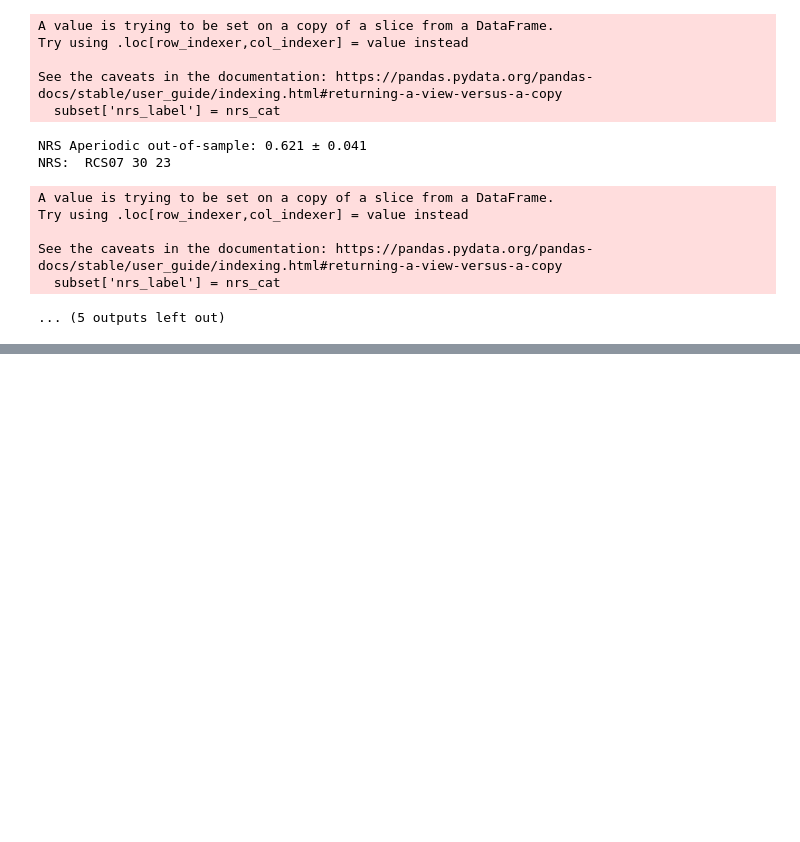
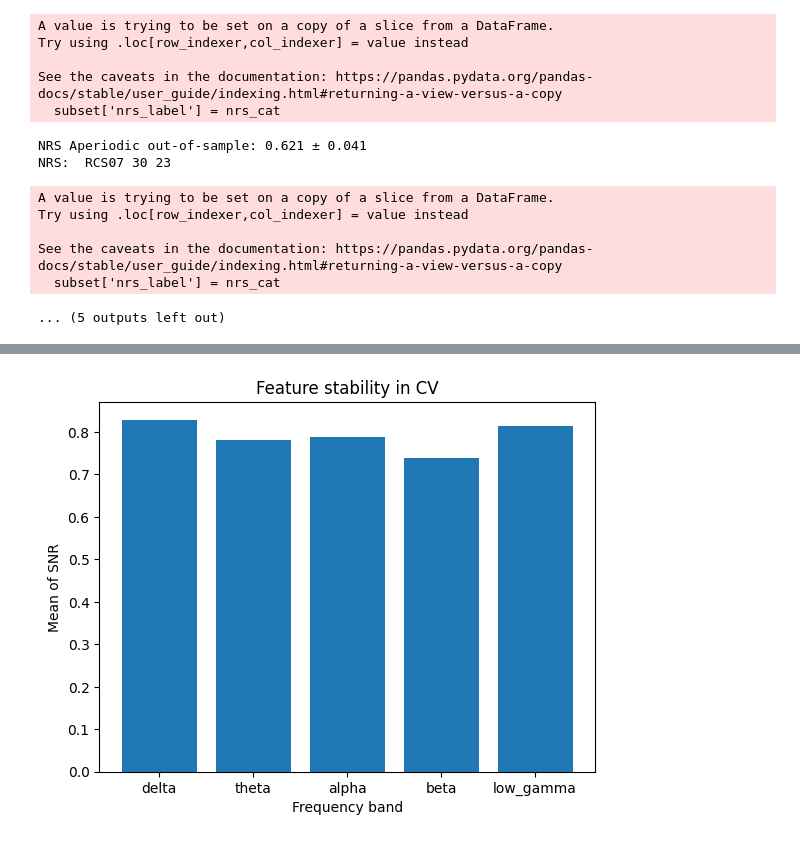
Before and after one commit to anushaballawala/chronicpain_stage0, a Jupyter notebook: Ridge_cv_new.ipynb, the cells around one changed output, grey strips where cells are left out. Drawn from its saved outputs; the diff is of its cells as text; code cells hidden in the pictures; blank space fills up the shorter version.

```diff
--- a/Ridge_cv_new.ipynb
+++ b/Ridge_cv_new.ipynb
@@ -955,0 +1013,12 @@ for metric in metrics:
+# %%
+band_order = ['delta', 'theta', 'alpha', 'beta', 'low_gamma']
+coef_df_all = pd.read_pickle('/home/jiahuang/test-code-hazel/NEW0824_individual_periodic_nrs_coef_stability_allpt.pickle')
+result_temp = coef_df_all.groupby('band')[['cv_mean_coef','cv_snr']].apply(lambda x: x.abs().mean()).reindex(band_order).reset_index()
+plt.bar(data=result_temp,x='band',height='cv_snr')
+plt.xlabel('Frequency band')
+plt.ylabel('Mean of SNR')
+plt.title('Feature stability in CV')
+plt.show()
+# plt.bar(data=coef_df_all.groupby('band')['cv_mean_coef'].apply(lambda x: x.abs().mean()),x='band',y='cv_mean_coef')
+# %% [output]
+[figure, added]
```
Also changed, not shown: parts of 5 cells of this notebook.
